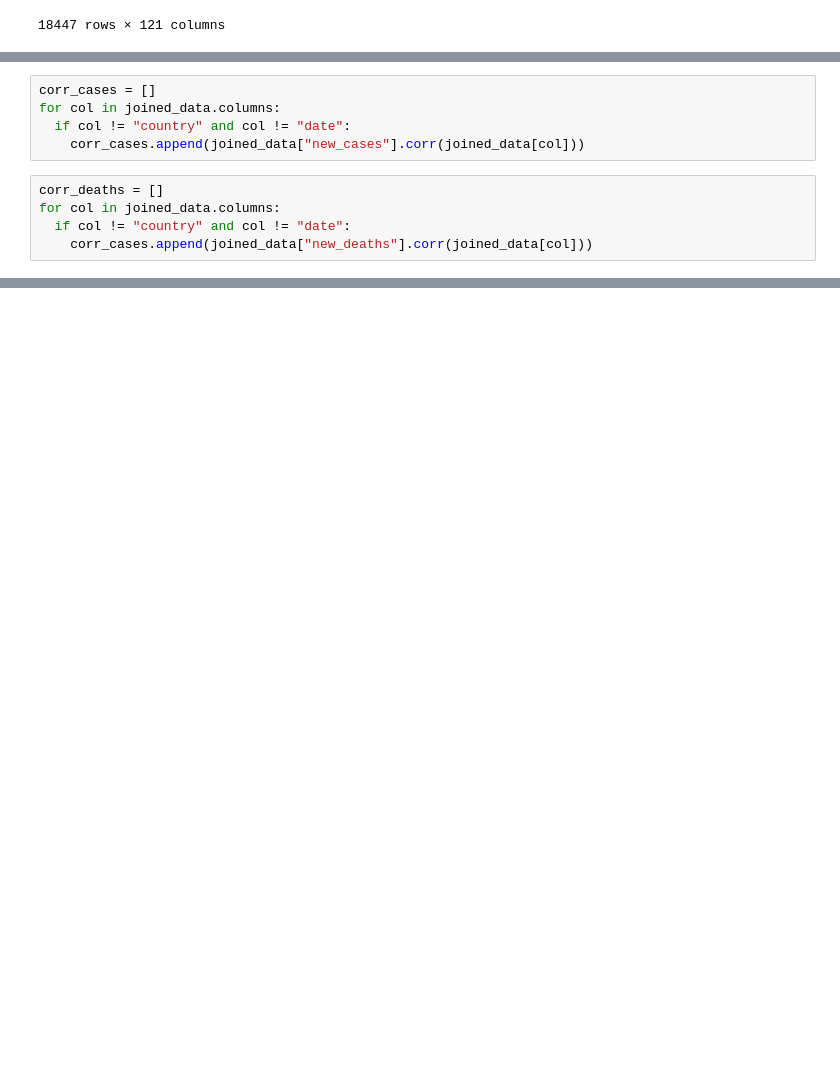
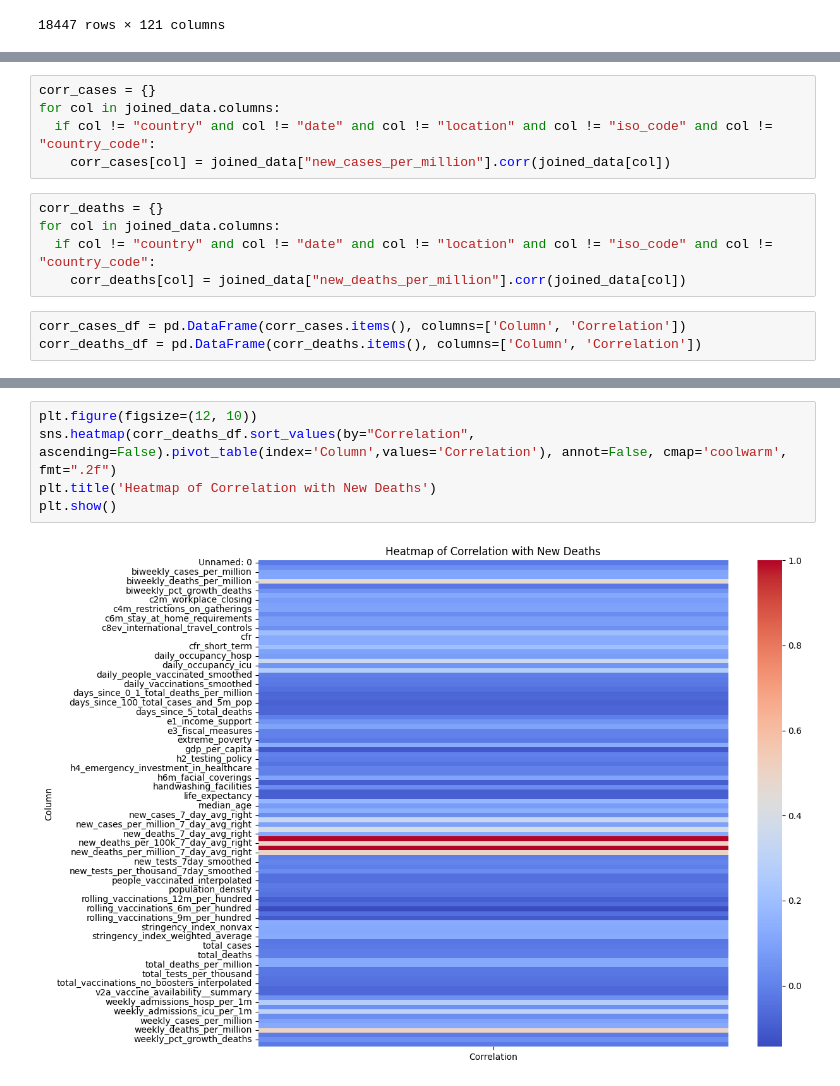
Before and after one commit to ArunKrishnan09/Covid-Analysis, a Jupyter notebook: Covid_analysis.ipynb, the cells around one changed output, grey strips where cells are left out. Saved outputs shown, nothing was run; the diff lists cells and outputs as text; blank space fills up the shorter version.

```diff
--- a/Covid_analysis.ipynb
+++ b/Covid_analysis.ipynb
@@ -514,10 +540,13 @@ joined_data
 # %%
-corr_cases = []
+corr_cases = {}
 for col in joined_data.columns:
-  if col != "country" and col != "date":
-    corr_cases.append(joined_data["new_cases"].corr(joined_data[col]))
+  if col != "country" and col != "date" and col != "location" and col != "iso_code" and col != "country_code":
+    corr_cases[col] = joined_data["new_cases_per_million"].corr(joined_data[col])
 # %%
-corr_deaths = []
+corr_deaths = {}
 for col in joined_data.columns:
-  if col != "country" and col != "date":
-    corr_cases.append(joined_data["new_deaths"].corr(joined_data[col]))
+  if col != "country" and col != "date" and col != "location" and col != "iso_code" and col != "country_code":
+    corr_deaths[col] = joined_data["new_deaths_per_million"].corr(joined_data[col])
+# %%
+corr_cases_df = pd.DataFrame(corr_cases.items(), columns=['Column', 'Correlation'])
+corr_deaths_df = pd.DataFrame(corr_deaths.items(), columns=['Column', 'Correlation'])
@@ -523,0 +593,7 @@ for col in joined_data.columns:
+# %%
+plt.figure(figsize=(12, 10))
+sns.heatmap(corr_deaths_df.sort_values(by="Correlation", ascending=False).pivot_table(index='Column',values='Correlation'), annot=False, cmap='coolwarm', fmt=".2f")
+plt.title('Heatmap of Correlation with New Deaths')
+plt.show()
+# %% [output]
+[figure, added]
```
Also changed, not shown: parts of 6 cells of this notebook.
